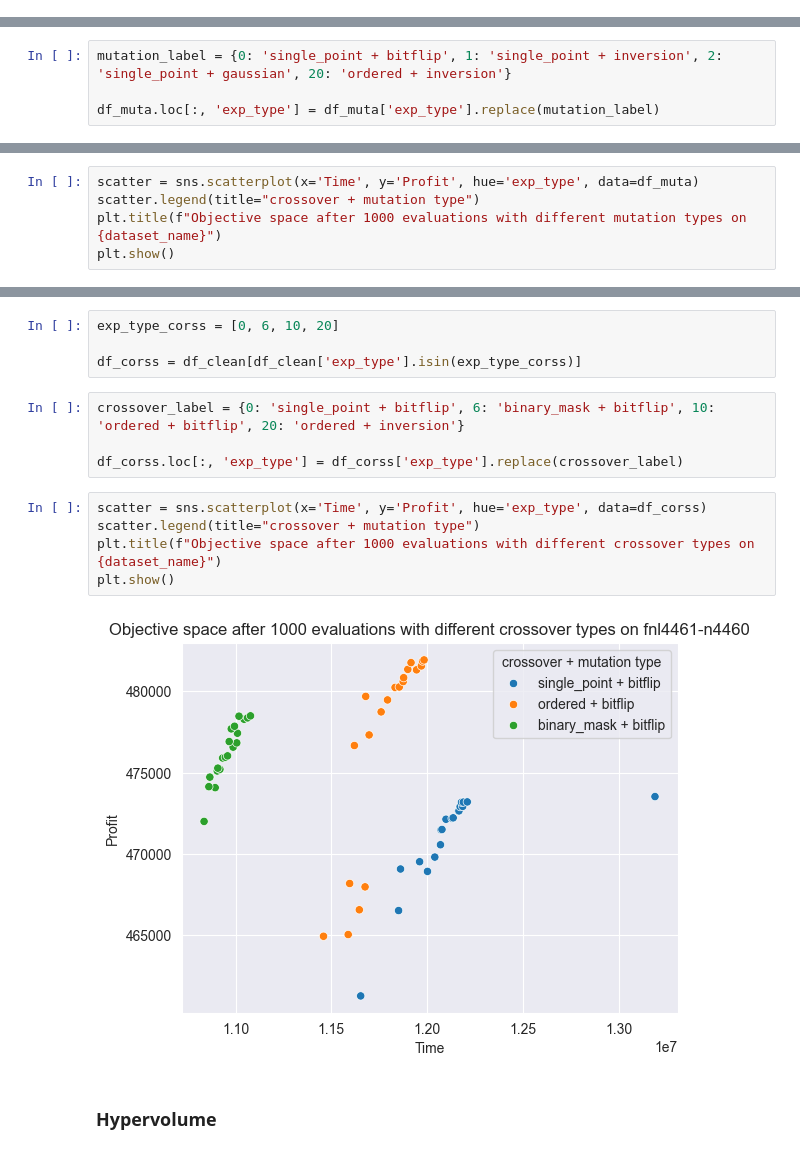
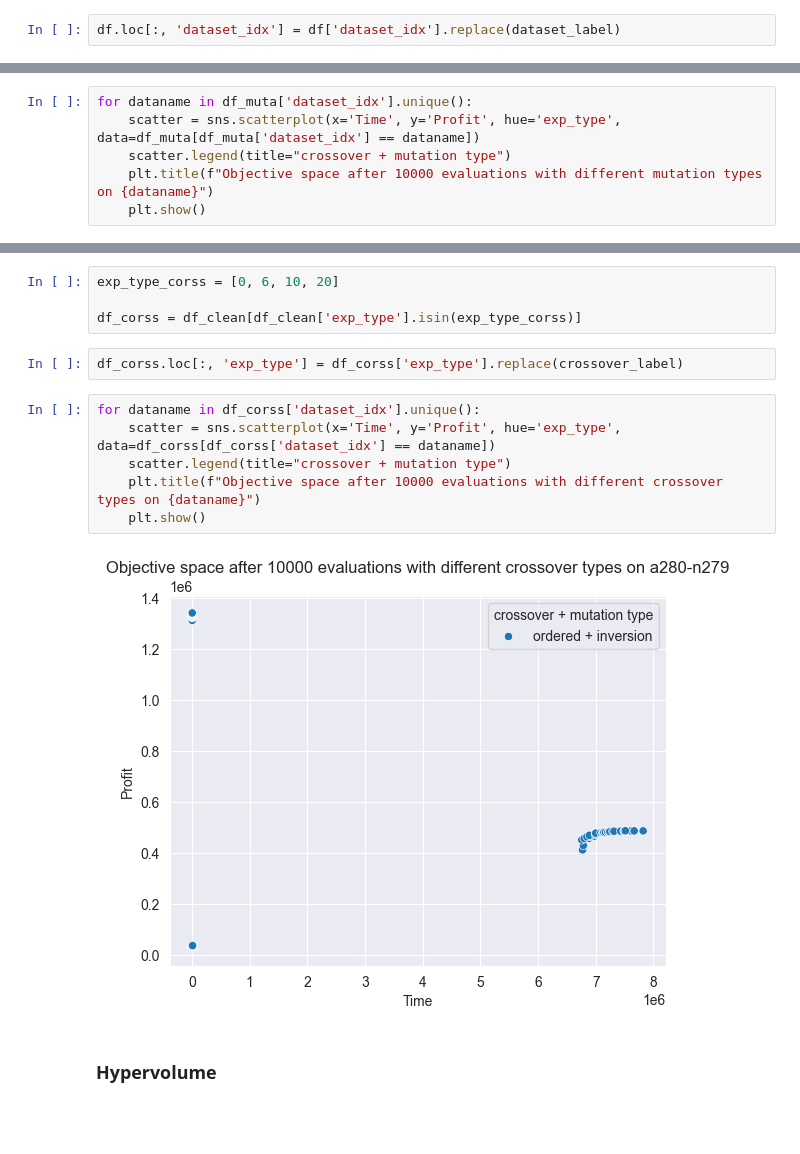
Before and after one commit to hugohewitt123/NIC_CA2_group_project, a Jupyter notebook: src/plot.ipynb, the cells around one changed output, grey strips where cells are left out. Saved outputs shown, nothing was run; the diff lists cells and outputs as text; blank space fills up the shorter version.

```diff
--- a/src/plot.ipynb
+++ b/src/plot.ipynb
@@ -55,3 +59,5 @@ exp_type         0
 dtype: int64
+# %%
+df.loc[:, 'dataset_idx'] = df['dataset_idx'].replace(dataset_label)
 # %%
 df_tp = df.iloc[:, [0, 1, 3, 4]].copy()
@@ -90,7 +88,3 @@ df_clean.duplicated().sum()
 exp_type_muta = [0, 1, 2, 20]
 
 df_muta = df_clean[df_clean['exp_type'].isin(exp_type_muta)]
-# %%
-mutation_label = {0: 'single_point + bitflip', 1: 'single_point + inversion', 2: 'single_point + gaussian', 20: 'ordered + inversion'}
-
-df_muta.loc[:, 'exp_type'] = df_muta['exp_type'].replace(mutation_label)
@@ -106,6 +93,7 @@ sns.set_style('darkgrid')
 # %%
-scatter = sns.scatterplot(x='Time', y='Profit', hue='exp_type', data=df_muta)
-scatter.legend(title="crossover + mutation type")
-plt.title(f"Objective space after 1000 evaluations with different mutation types on {dataset_name}")
-plt.show()
+for dataname in df_muta['dataset_idx'].unique():
+    scatter = sns.scatterplot(x='Time', y='Profit', hue='exp_type', data=df_muta[df_muta['dataset_idx'] == dataname])
+    scatter.legend(title="crossover + mutation type")
+    plt.title(f"Objective space after 10000 evaluations with different mutation types on {dataname}")
+    plt.show()
 # %% [output]
@@ -116,17 +104,16 @@ plt.show()
 exp_type_corss = [0, 6, 10, 20]
 
 df_corss = df_clean[df_clean['exp_type'].isin(exp_type_corss)]
-# %%
-crossover_label = {0: 'single_point + bitflip', 6: 'binary_mask + bitflip', 10: 'ordered + bitflip', 20: 'ordered + inversion'}
-
-df_corss.loc[:, 'exp_type'] = df_corss['exp_type'].replace(crossover_label)
+# %%
+df_corss.loc[:, 'exp_type'] = df_corss['exp_type'].replace(crossover_label)
 # %%
-scatter = sns.scatterplot(x='Time', y='Profit', hue='exp_type', data=df_corss)
-scatter.legend(title="crossover + mutation type")
-plt.title(f"Objective space after 1000 evaluations with different crossover types on {dataset_name}")
-plt.show()
+for dataname in df_corss['dataset_idx'].unique():
+    scatter = sns.scatterplot(x='Time', y='Profit', hue='exp_type', data=df_corss[df_corss['dataset_idx'] == dataname])
+    scatter.legend(title="crossover + mutation type")
+    plt.title(f"Objective space after 10000 evaluations with different crossover types on {dataname}")
+    plt.show()
 # %% [output]
-[figure, old version]
+[figure, new version]
 # %% [markdown]
 ### Hypervolume
 # %%
```
Also changed, not shown: parts of 40 cells of this notebook, 2 other files.
